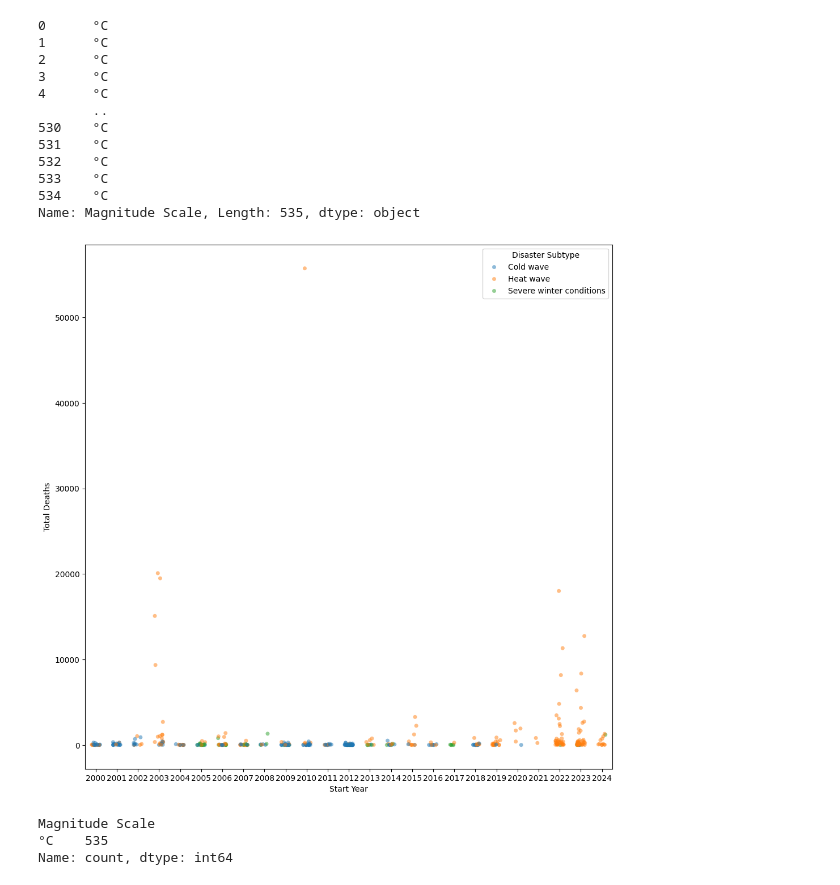
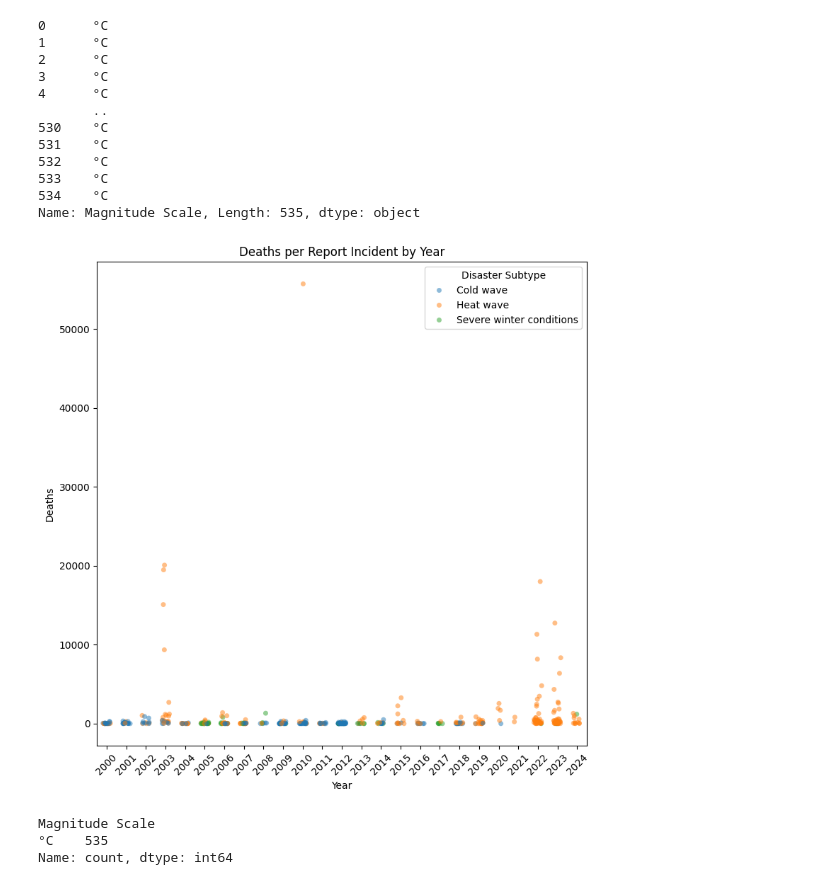
Before and after one commit to erindepree/project4, a Jupyter notebook: code/erin_clean.ipynb, the cells around one changed output. Drawn from its saved outputs; the diff is of its cells as text; code cells hidden in the pictures.

Commit message:
eda graphs

```diff
--- a/code/erin_clean.ipynb
+++ b/code/erin_clean.ipynb
@@ -93,10 +95,18 @@ features = ['DisNo.', 'Disaster Subtype',
 # %%
 df = em_data[features]
 # %%
-fig, ax = plt.subplots(figsize=(12,12))
-sns.stripplot(data=df, x= 'Start Year', y= 'Total Deaths', hue= 'Disaster Subtype', alpha=0.5, jitter= 0.2, ax=ax);
+fig, ax = plt.subplots(figsize=(8,8))
+sns.stripplot(data=df, x= 'Start Year', y= 'Total Deaths', hue= 'Disaster Subtype',
+              alpha=0.5, jitter= 0.2, ax=ax)
+
+ax.set_xlabel('Year')
+ax.set_ylabel('Deaths')
+ax.set_title('Deaths per Report Incident by Year')
+
+ax.tick_params(axis='x', labelrotation=45)
+plt.tight_layout();
 # %% [output]
-[figure, old version]
+[figure, new version]
 # %%
 df['Magnitude Scale'].value_counts()
 # %% [output]
```
Also changed, not shown: parts of 14 cells of this notebook, 3 other files.
